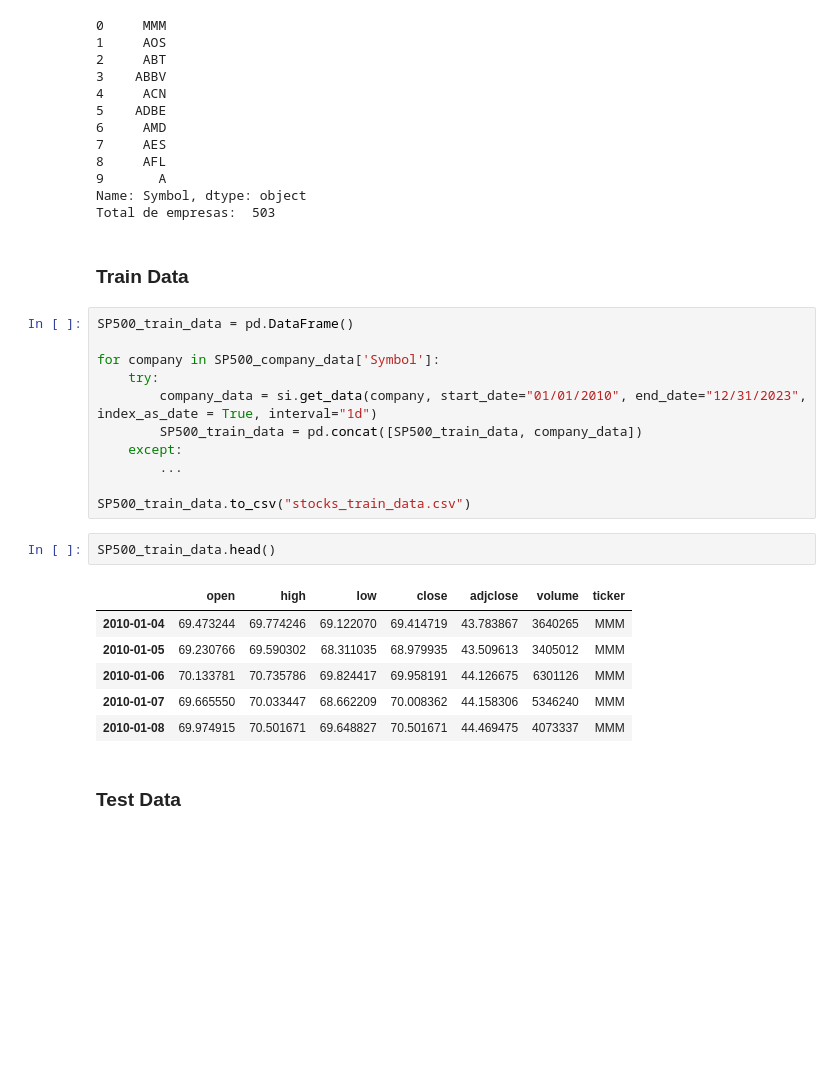
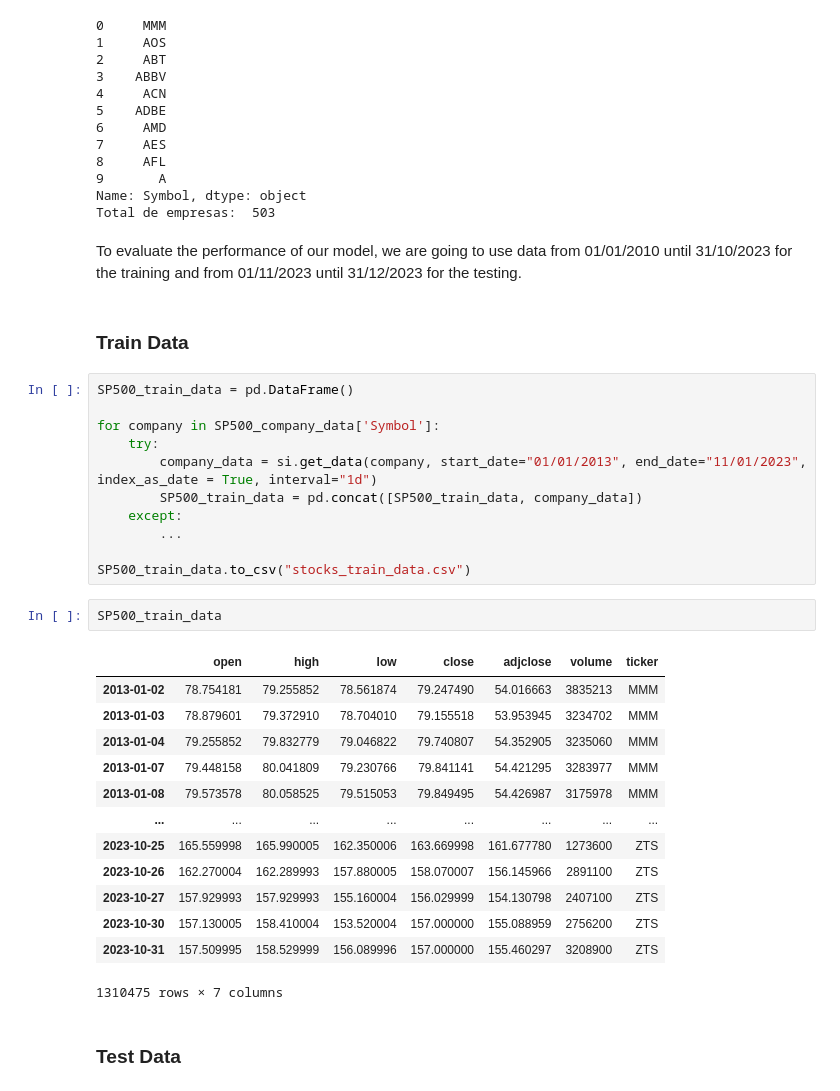
Before and after one commit to joaobaptista30/Lab_IACD_Project_2, a Jupyter notebook: extract_and_select_data.ipynb, the cells around one changed output. Saved outputs shown, nothing was run; the diff lists cells and outputs as text; blank space fills up the shorter version.

```diff
--- a/extract_and_select_data.ipynb
+++ b/extract_and_select_data.ipynb
@@ -24,6 +24,8 @@ print('Total de empresas: ',len(SP500_company_data))
 9       A
 Name: Symbol, dtype: object
 Total de empresas:  503
+# %% [markdown]
+To evaluate the performance of our model, we are going to use data from 01/01/2010 until 31/10/2023 for the training and from 01/11/2023 until 31/12/2023 for the testing.
 # %% [markdown]
 ### Train Data
 # %%
@@ -31,21 +33,28 @@ SP500_train_data = pd.DataFrame()
 
 for company in SP500_company_data['Symbol']:
     try:
-        company_data = si.get_data(company, start_date="01/01/2010", end_date="12/31/2023", index_as_date = True, interval="1d")
+        company_data = si.get_data(company, start_date="01/01/2013", end_date="11/01/2023", index_as_date = True, interval="1d")
         SP500_train_data = pd.concat([SP500_train_data, company_data])
     except:
         ...
 
 SP500_train_data.to_csv("stocks_train_data.csv")
 # %%
-SP500_train_data.head()
+SP500_train_data
 # %% [output]
 |  | open | high | low | close | adjclose | volume | ticker |
-| 2010-01-04 | 69.473244 | 69.774246 | 69.122070 | 69.414719 | 43.783867 | 3640265 | MMM |
-| 2010-01-05 | 69.230766 | 69.590302 | 68.311035 | 68.979935 | 43.509613 | 3405012 | MMM |
-| 2010-01-06 | 70.133781 | 70.735786 | 69.824417 | 69.958191 | 44.126675 | 6301126 | MMM |
-| 2010-01-07 | 69.665550 | 70.033447 | 68.662209 | 70.008362 | 44.158306 | 5346240 | MMM |
-| 2010-01-08 | 69.974915 | 70.501671 | 69.648827 | 70.501671 | 44.469475 | 4073337 | MMM |
+| 2013-01-02 | 78.754181 | 79.255852 | 78.561874 | 79.247490 | 54.016663 | 3835213 | MMM |
+| 2013-01-03 | 78.879601 | 79.372910 | 78.704010 | 79.155518 | 53.953945 | 3234702 | MMM |
+| 2013-01-04 | 79.255852 | 79.832779 | 79.046822 | 79.740807 | 54.352905 | 3235060 | MMM |
+| 2013-01-07 | 79.448158 | 80.041809 | 79.230766 | 79.841141 | 54.421295 | 3283977 | MMM |
+| 2013-01-08 | 79.573578 | 80.058525 | 79.515053 | 79.849495 | 54.426987 | 3175978 | MMM |
+| ... | ... | ... | ... | ... | ... | ... | ... |
+| 2023-10-25 | 165.559998 | 165.990005 | 162.350006 | 163.669998 | 161.677780 | 1273600 | ZTS |
+| 2023-10-26 | 162.270004 | 162.289993 | 157.880005 | 158.070007 | 156.145966 | 2891100 | ZTS |
+| 2023-10-27 | 157.929993 | 157.929993 | 155.160004 | 156.029999 | 154.130798 | 2407100 | ZTS |
+| 2023-10-30 | 157.130005 | 158.410004 | 153.520004 | 157.000000 | 155.088959 | 2756200 | ZTS |
+| 2023-10-31 | 157.509995 | 158.529999 | 156.089996 | 157.000000 | 155.460297 | 3208900 | ZTS |
+1310475 rows × 7 columns
 # %% [markdown]
 ### Test Data
 # %%
```
Also changed, not shown: parts of 9 cells of this notebook, 1 other file.
